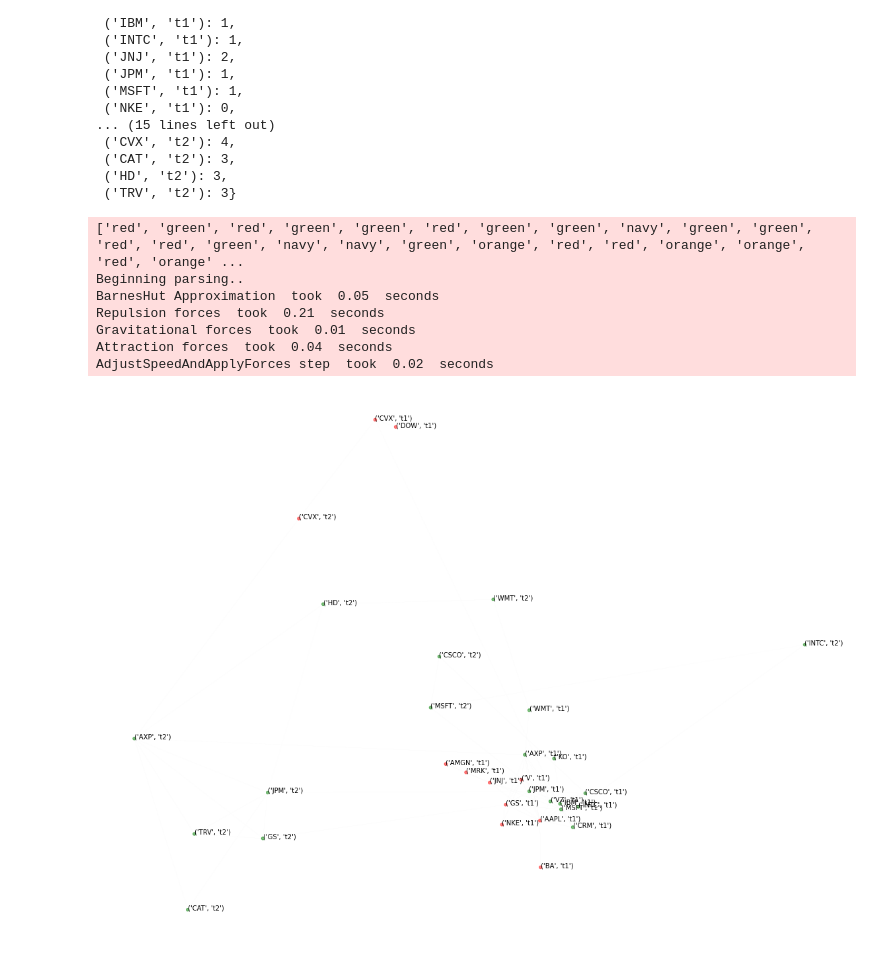
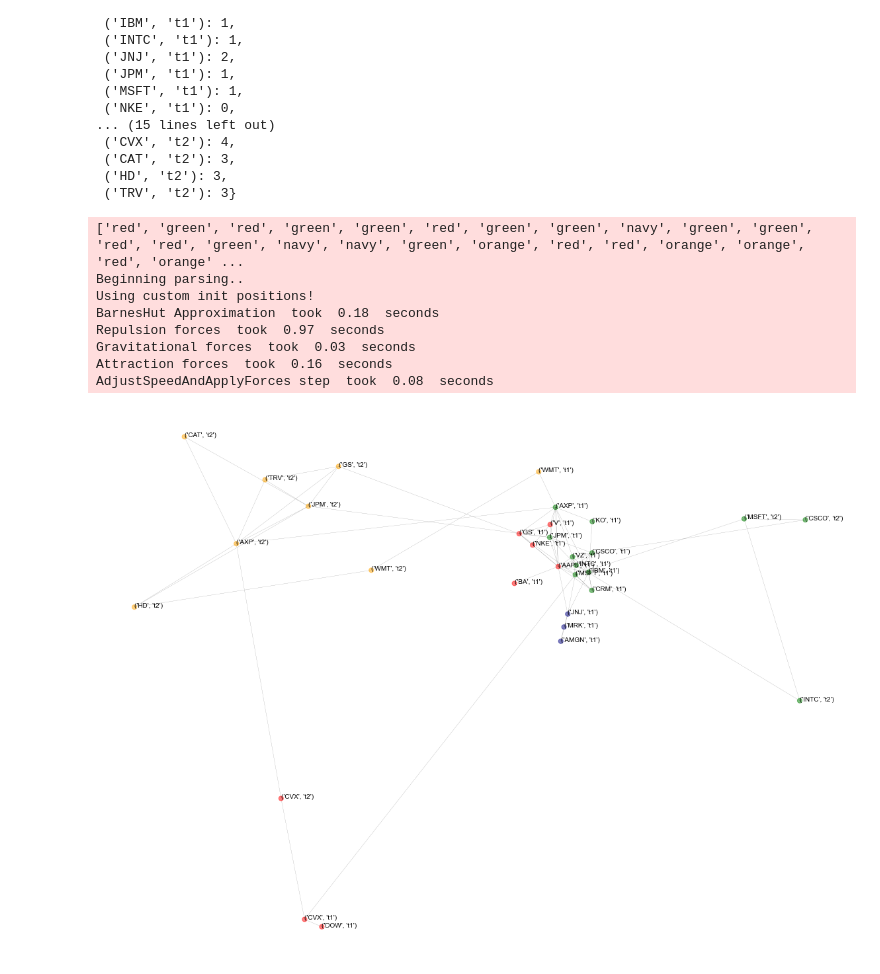
Before and after one commit to jnrkufuor/apollo, a Jupyter notebook: notebooks/Graph.ipynb, the cells around one changed output. Cells and saved outputs as stored; diff of their text form; code cells hidden in the pictures.

Commit message:
Added color ot network visualization

```diff
--- a/notebooks/Graph.ipynb
+++ b/notebooks/Graph.ipynb
@@ -540,36 +549,38 @@ partition
 # %%
 # select top n communities by size
 from py3plex.visualization import colors
 top_n = 10
 partition_counts = dict(Counter(partition.values()))
 top_n_communities = list(partition_counts.keys())[0:top_n]
 
-
 color_mappings = dict(zip(top_n_communities,[x for x in colors.colors_default if x !="black"][0:top_n]))
 network_colors = [color_mappings[partition[x]] if partition[x] in top_n_communities else "black" for x in A.get_nodes()]
 nds =list(A.get_nodes())
 #nds = [row[0] for row in nds]
-print(nds)
+#print(nds)
+print(A.core_network)
 print(network_colors)
+#print(A.core_network)
 
 # visualize the network's communities
-# !!! Colors not working yet. Choose different style to visualize?
-multinet.hairball_plot(A.core_network,
+visualize_partitions(A.core_network,
                     color_list=network_colors,
-                    layout_parameters=None,
+                    layout_parameters={"iterations": 200},
                     scale_by_size=True,
-                    node_sizes= 20,
+                    node_sizes= 50,
                     labels=nds,
+                    edge_width=0.2,
                     label_font_size=10,
                     layout_algorithm="force",
                     legend=False)
 plt.show()
 # %% [output]
 ['red', 'green', 'red', 'green', 'green', 'red', 'green', 'green', 'navy', 'green', 'green', 'red', 'red', 'green', 'navy', 'navy', 'green', 'orange', 'red', 'red', 'orange', 'orange', 'red', 'orange' ...
 Beginning parsing..
-BarnesHut Approximation  took  0.05  seconds
-Repulsion forces  took  0.21  seconds
-Gravitational forces  took  0.01  seconds
-Attraction forces  took  0.04  seconds
-AdjustSpeedAndApplyForces step  took  0.02  seconds
+Using custom init positions!
+BarnesHut Approximation  took  0.18  seconds
+Repulsion forces  took  0.97  seconds
+Gravitational forces  took  0.03  seconds
+Attraction forces  took  0.16  seconds
+AdjustSpeedAndApplyForces step  took  0.08  seconds
-[figure, old version]
+[figure, new version]
```
Also changed, not shown: parts of 10 cells of this notebook, 2 other files.
